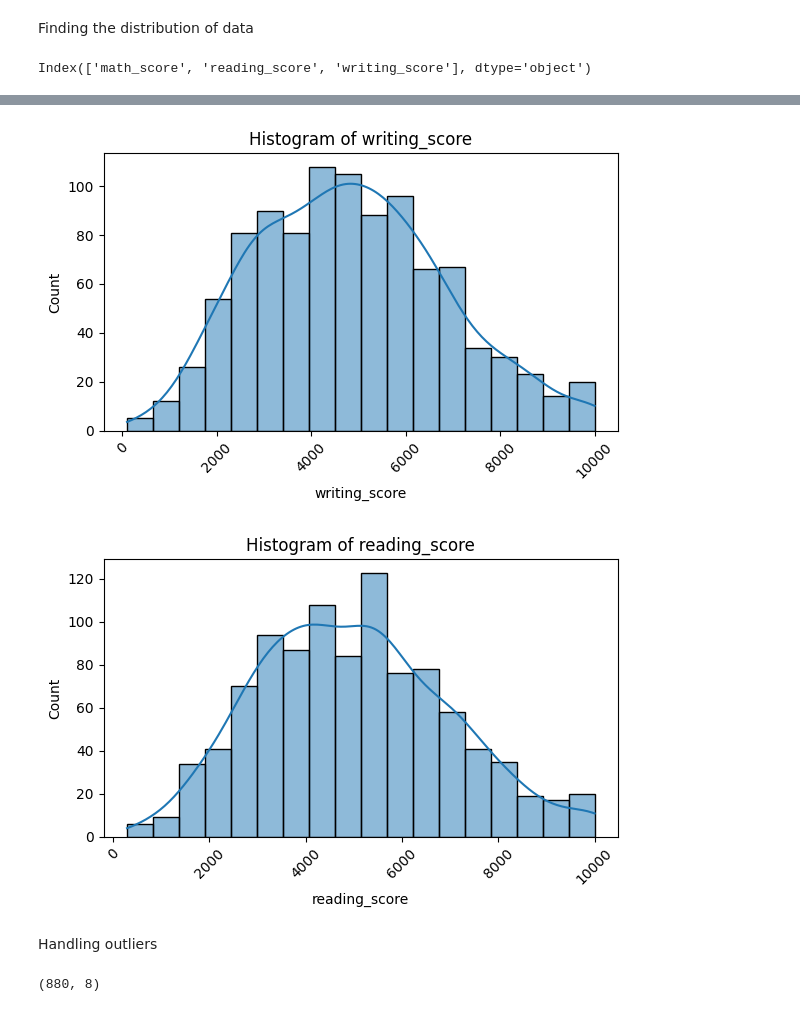
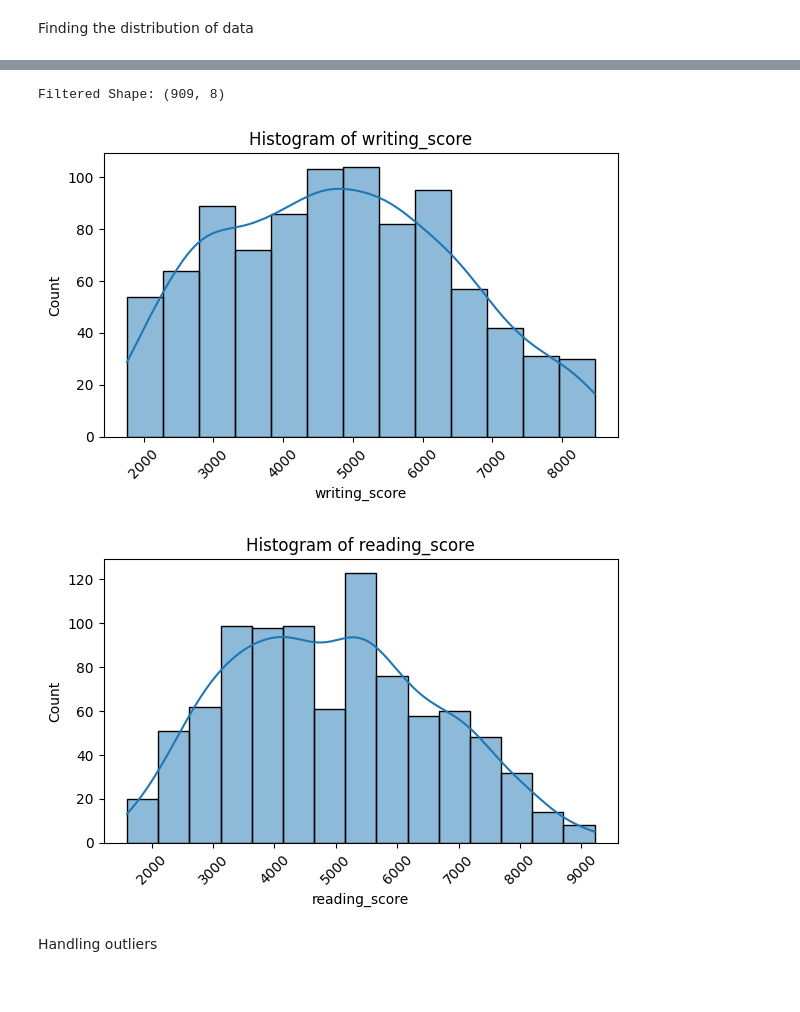
Before and after one commit to tahaftm/end-to-end-ml-project, a Jupyter notebook: notebook/training_model.ipynb, the cells around one changed output, grey strips where cells are left out. Saved outputs shown, nothing was run; the diff lists cells and outputs as text; code cells hidden in the pictures.

```diff
--- a/notebook/training_model.ipynb
+++ b/notebook/training_model.ipynb
@@ -1,6 +1,8 @@
 # %%
 import pandas as pd
 import numpy as np
+# %%
+df = pd.read_csv("C:\\Users\\user\\Desktop\\end to end ML project\\notebook\\data\\stud.csv")
 # %% [markdown]
 ## Feature Engineering
 
@@ -8,9 +10,8 @@ import numpy as np
 # %% [markdown]
 Finding the distribution of data
 # %%
-numerical_cols
+numerical_cols = df.select_dtypes(exclude="object").columns
+categorical_cols = df.select_dtypes(include="object").columns
-# %% [output]
-Index(['math_score', 'reading_score', 'writing_score'], dtype='object')
 # %%
 df.head()
 # %% [output]
@@ -20,6 +21,19 @@ df.head()
 | 2 | female | group B | master's degree | standard | none | 90 | ... |
 | 3 | male | group A | associate's degree | free/reduced | none | 47 | ... |
 | 4 | male | group C | some college | standard | none | 76 | ... |
+# %%
+for col in ['reading_score', 'writing_score']:
+    lower = df[col].quantile(0.025)
+    upper = df[col].quantile(0.975)
+
+    df = df[
+        (df[col] >= lower) &
+        (df[col] <= upper)
+    ]
+
+print("Filtered Shape:", df.shape)
+# %% [output]
+Filtered Shape: (909, 8)
 # %%
 # EXAMPLE OF FUNCTION TRANSFORMER:
 from sklearn.preprocessing import FunctionTransformer
@@ -34,31 +48,22 @@ square_transformer = FunctionTransformer(func=square_func)
 
 X = df.drop(columns= ['math_score'])
 y = df['math_score']
-df[['reading_score', 'writing_score']] = square_transformer.fit_transform(X[['reading_score', 'writing_score']])
+X[['reading_score', 'writing_score']] = square_transformer.fit_transform(X[['reading_score', 'writing_score']])
 # %%
+import seaborn as sns
+import matplotlib.pyplot as plt
 for col in ['writing_score', 'reading_score']:
     plt.figure(figsize=(6, 4))
-    sns.histplot(data=df, x=col, kde=True)
+    sns.histplot(data=X, x=col, kde=True)
     plt.title(f"Histogram of {col}")
     plt.xticks(rotation=45)
     plt.tight_layout()
     plt.show()
 # %% [output]
-[figure, old version]
+[figure, new version]
-[figure, old version]
+[figure, new version]
 # %% [markdown]
 Handling outliers
-# %%
-df_filtered = df.copy()
-
-for col in numerical_cols:
-    lower = df_filtered[col].quantile(0.025)
-    upper = df_filtered[col].quantile(0.975)
-    df_filtered = df_filtered[(df_filtered[col] >= lower) & (df_filtered[col] <= upper)]
-
-df_filtered.shape
-# %% [output]
-(880, 8)
 # %%
 import matplotlib.pyplot as plt
 import seaborn as sns
```
Also changed, not shown: parts of 15 cells of this notebook.
